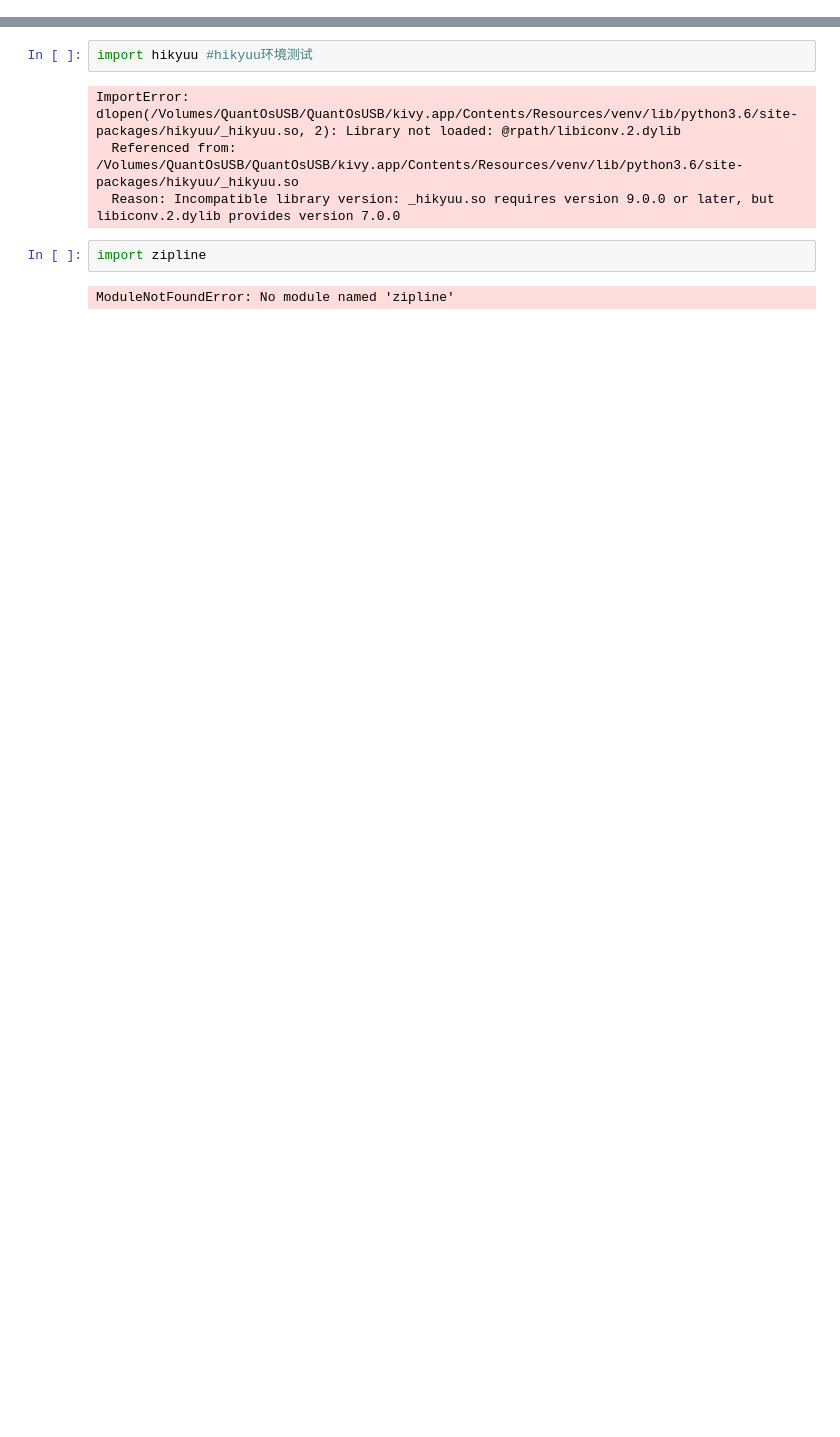
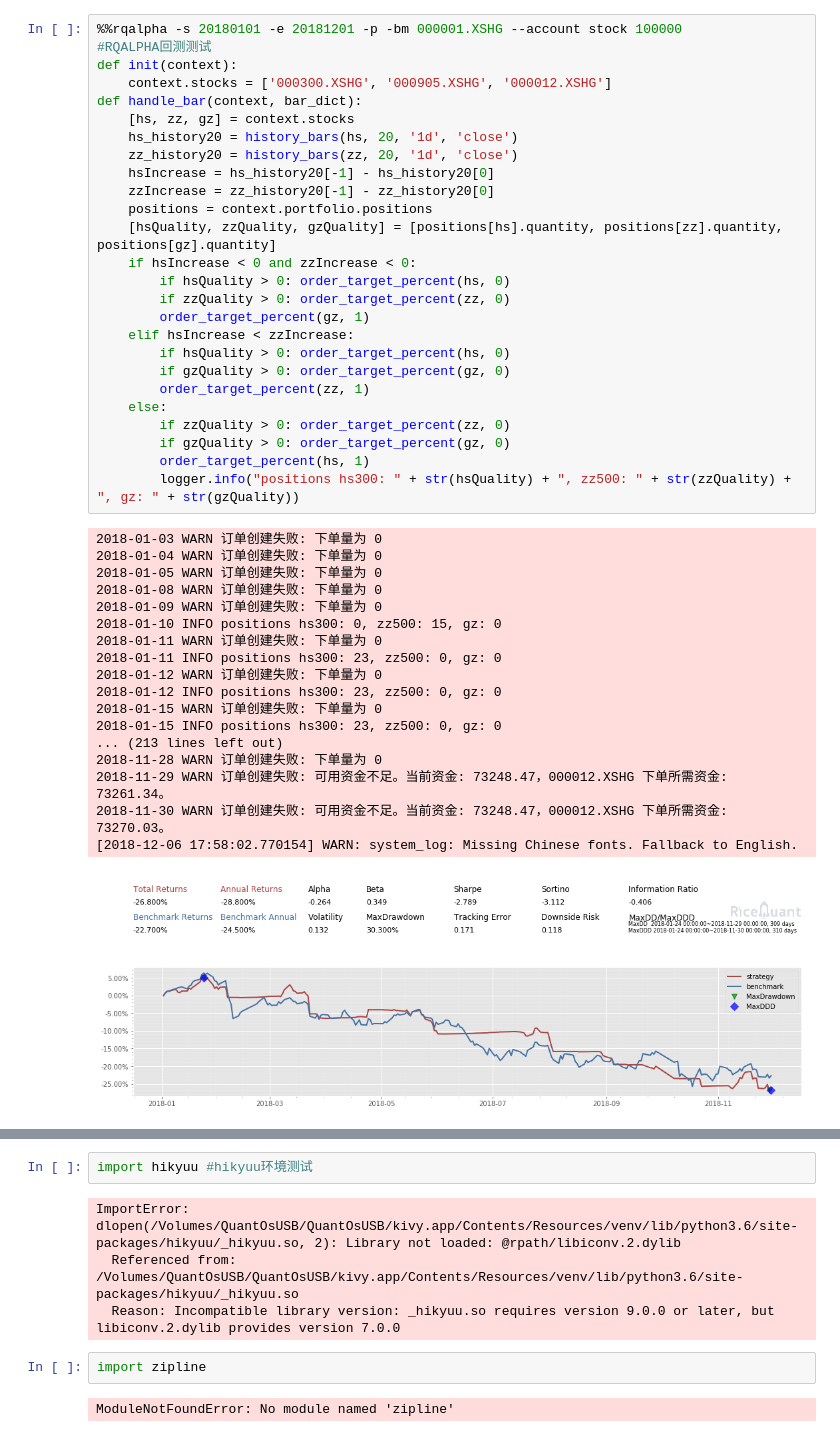
Before and after one commit to pm58/notebook, a Jupyter notebook: 跨平台量化环境测试+Rqalpha+Tushare+Quantaxis+Funcat+Hikyuu+Abu+Kivy.ipynb, the cells around one changed output, grey strips where cells are left out. Cells and saved outputs as stored; diff of their text form; blank space fills up the shorter version.

```diff
--- a/跨平台量化环境测试+Rqalpha+Tushare+Quantaxis+Funcat+Hikyuu+Abu+Kivy.ipynb
+++ b/跨平台量化环境测试+Rqalpha+Tushare+Quantaxis+Funcat+Hikyuu+Abu+Kivy.ipynb
@@ -0,0 +24,45 @@
+# %%
+%%rqalpha -s 20180101 -e 20181201 -p -bm 000001.XSHG --account stock 100000
+#RQALPHA回测测试
+def init(context):
+    context.stocks = ['000300.XSHG', '000905.XSHG', '000012.XSHG']
+def handle_bar(context, bar_dict):
+    [hs, zz, gz] = context.stocks
+    hs_history20 = history_bars(hs, 20, '1d', 'close')
+    zz_history20 = history_bars(zz, 20, '1d', 'close')
+    hsIncrease = hs_history20[-1] - hs_history20[0]
+    zzIncrease = zz_history20[-1] - zz_history20[0]
+    positions = context.portfolio.positions
+    [hsQuality, zzQuality, gzQuality] = [positions[hs].quantity, positions[zz].quantity, positions[gz].quantity]
+    if hsIncrease < 0 and zzIncrease < 0:
+        if hsQuality > 0: order_target_percent(hs, 0)
+        if zzQuality > 0: order_target_percent(zz, 0)
+        order_target_percent(gz, 1)
+    elif hsIncrease < zzIncrease:
+        if hsQuality > 0: order_target_percent(hs, 0)
+        if gzQuality > 0: order_target_percent(gz, 0)
+        order_target_percent(zz, 1)
+    else:
+        if zzQuality > 0: order_target_percent(zz, 0)
+        if gzQuality > 0: order_target_percent(gz, 0)
+        order_target_percent(hs, 1)
+        logger.info("positions hs300: " + str(hsQuality) + ", zz500: " + str(zzQuality) + ", gz: " + str(gzQuality))
+# %% [output]
+2018-01-03 WARN 订单创建失败: 下单量为 0
+2018-01-04 WARN 订单创建失败: 下单量为 0
+2018-01-05 WARN 订单创建失败: 下单量为 0
+2018-01-08 WARN 订单创建失败: 下单量为 0
+2018-01-09 WARN 订单创建失败: 下单量为 0
+2018-01-10 INFO positions hs300: 0, zz500: 15, gz: 0
+2018-01-11 WARN 订单创建失败: 下单量为 0
+2018-01-11 INFO positions hs300: 23, zz500: 0, gz: 0
+2018-01-12 WARN 订单创建失败: 下单量为 0
+2018-01-12 INFO positions hs300: 23, zz500: 0, gz: 0
+2018-01-15 WARN 订单创建失败: 下单量为 0
+2018-01-15 INFO positions hs300: 23, zz500: 0, gz: 0
+... (213 lines left out)
+2018-11-28 WARN 订单创建失败: 下单量为 0
+2018-11-29 WARN 订单创建失败: 可用资金不足。当前资金: 73248.47，000012.XSHG 下单所需资金: 73261.34。
+2018-11-30 WARN 订单创建失败: 可用资金不足。当前资金: 73248.47，000012.XSHG 下单所需资金: 73270.03。
+[2018-12-06 17:58:02.770154] WARN: system_log: Missing Chinese fonts. Fallback to English.
+[figure, added]
```
Also changed, not shown: parts of 13 cells of this notebook, 2 other files.
